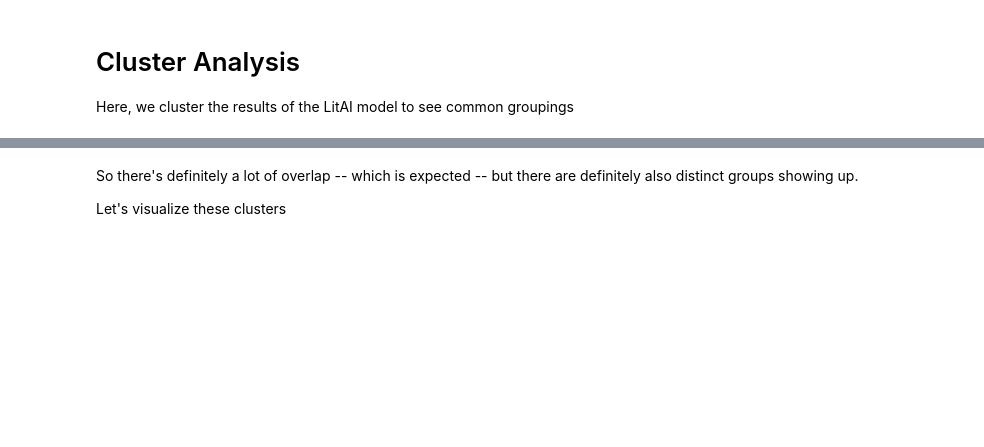
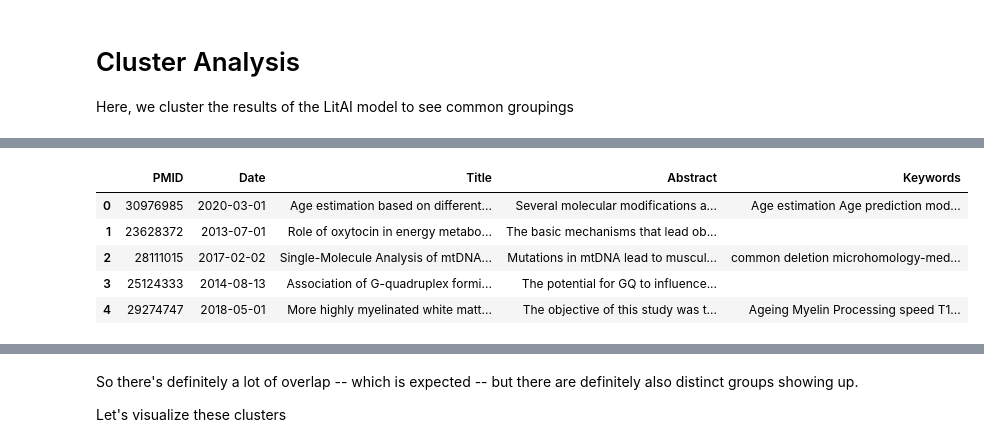
Before and after one commit to lakes-legendaries/litai, a Jupyter notebook: stats/cluster.ipynb, the cells around one changed output, grey strips where cells are left out. Drawn from its saved outputs; the diff is of its cells as text; code cells hidden in the pictures; blank space fills up the shorter version.

```diff
--- a/stats/cluster.ipynb
+++ b/stats/cluster.ipynb
@@ -43,2 +18,25 @@ articles.head()
+# %%
+# pull positive articles
+
+from litai import SearchEngine
+
+
+# initialize engine
+engine = SearchEngine()
+
+# load in positive articles
+pos_pmids = open('data/senescence_pmids.txt', 'r').read().splitlines()
+articles = engine.search(pmids=pos_pmids, limit=None)
+num_articles = articles.shape[0]
+
+# show head
+articles.head()
+# %% [output]
+|  | PMID | Date | Title | Abstract | Keywords |
+| 0 | 30976985 | 2020-03-01 | Age estimation based on different... | Several molecular modifications a... | Age estimation Age prediction mod... |
+| 1 | 23628372 | 2013-07-01 | Role of oxytocin in energy metabo... | The basic mechanisms that lead ob... |  |
+| 2 | 28111015 | 2017-02-02 | Single-Molecule Analysis of mtDNA... | Mutations in mtDNA lead to muscul... | common deletion microhomology-med... |
+| 3 | 25124333 | 2014-08-13 | Association of G-quadruplex formi... | The potential for GQ to influence... |  |
+| 4 | 29274747 | 2018-05-01 | More highly myelinated white matt... | The objective of this study was t... | Ageing Myelin Processing speed T1... |
 # %%
 # pull negative articles, to train tokenizer
```
Also changed, not shown: parts of 8 cells of this notebook, 1 other file.
